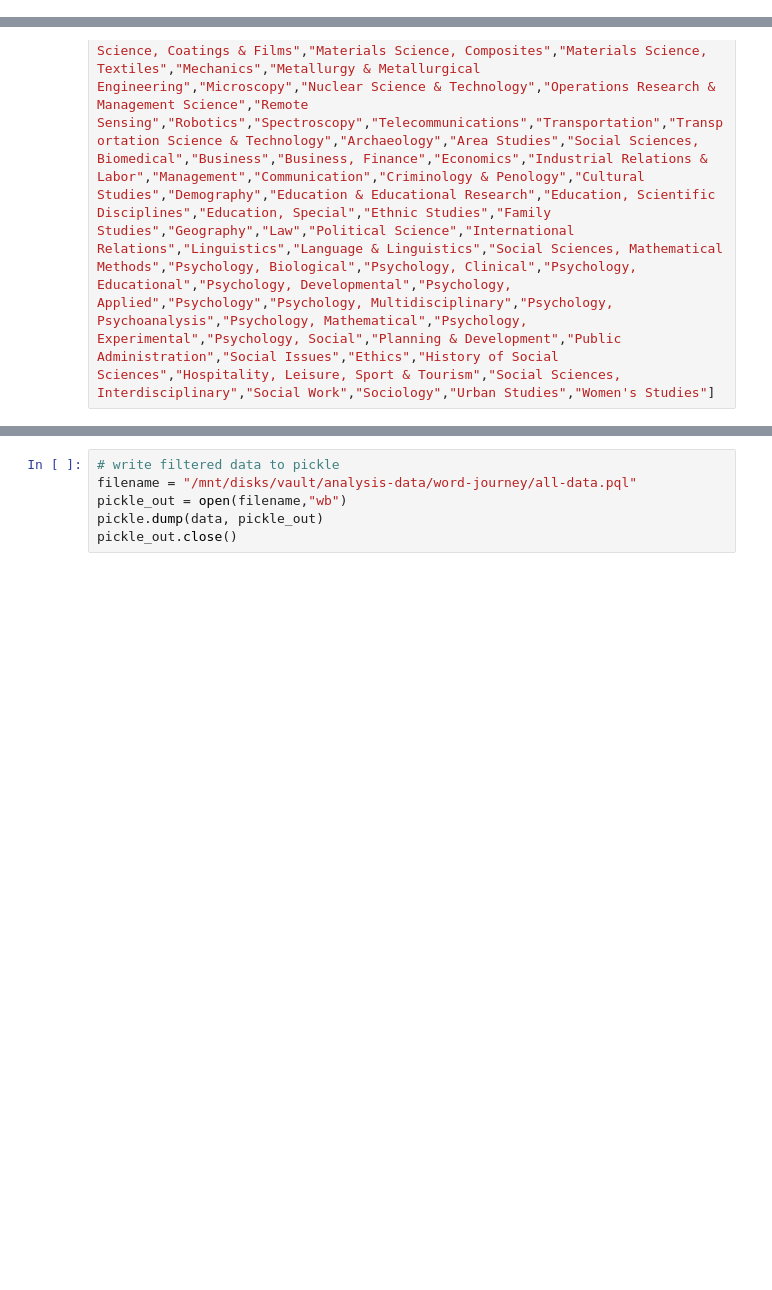
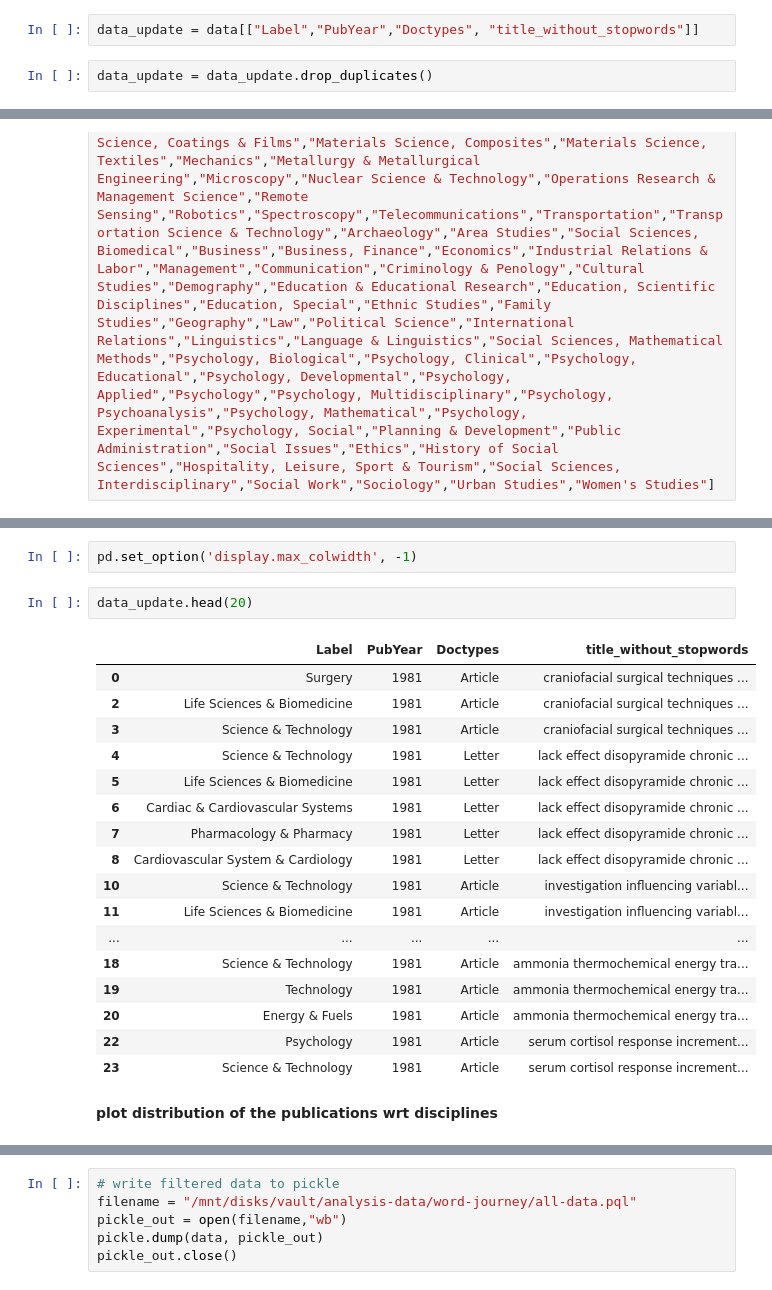
Before and after one commit to srjit/science-of-genius-title-impact, a Jupyter notebook: src/word propagation/Good words - entire corpus.ipynb, the cells around one changed output, grey strips where cells are left out. Cells and saved outputs as stored; diff of their text form; blank space fills up the shorter version.

```diff
--- a/src/word propagation/Good words - entire corpus.ipynb
+++ b/src/word propagation/Good words - entire corpus.ipynb
@@ -39,0 +51,4 @@ data = pd.read_pickle(data_path)
+# %%
+data_update = data[["Label","PubYear","Doctypes", "title_without_stopwords"]]
+# %%
+data_update = data_update.drop_duplicates()
@@ -50,0 +61,24 @@ data.head()
+# %%
+pd.set_option('display.max_colwidth', -1)
+# %%
+data_update.head(20)
+# %% [output]
+|  | Label | PubYear | Doctypes | title_without_stopwords |
+| 0 | Surgery | 1981 | Article | craniofacial surgical techniques ... |
+| 2 | Life Sciences & Biomedicine | 1981 | Article | craniofacial surgical techniques ... |
+| 3 | Science & Technology | 1981 | Article | craniofacial surgical techniques ... |
+| 4 | Science & Technology | 1981 | Letter | lack effect disopyramide chronic ... |
+| 5 | Life Sciences & Biomedicine | 1981 | Letter | lack effect disopyramide chronic ... |
+| 6 | Cardiac & Cardiovascular Systems | 1981 | Letter | lack effect disopyramide chronic ... |
+| 7 | Pharmacology & Pharmacy | 1981 | Letter | lack effect disopyramide chronic ... |
+| 8 | Cardiovascular System & Cardiology | 1981 | Letter | lack effect disopyramide chronic ... |
+| 10 | Science & Technology | 1981 | Article | investigation influencing variabl... |
+| 11 | Life Sciences & Biomedicine | 1981 | Article | investigation influencing variabl... |
+| ... | ... | ... | ... | ... |
+| 18 | Science & Technology | 1981 | Article | ammonia thermochemical energy tra... |
+| 19 | Technology | 1981 | Article | ammonia thermochemical energy tra... |
+| 20 | Energy & Fuels | 1981 | Article | ammonia thermochemical energy tra... |
+| 22 | Psychology | 1981 | Article | serum cortisol response increment... |
+| 23 | Science & Technology | 1981 | Article | serum cortisol response increment... |
+# %% [markdown]
+__plot distribution of the publications wrt disciplines__
```
Also changed, not shown: parts of 15 cells of this notebook, 3 other files.
